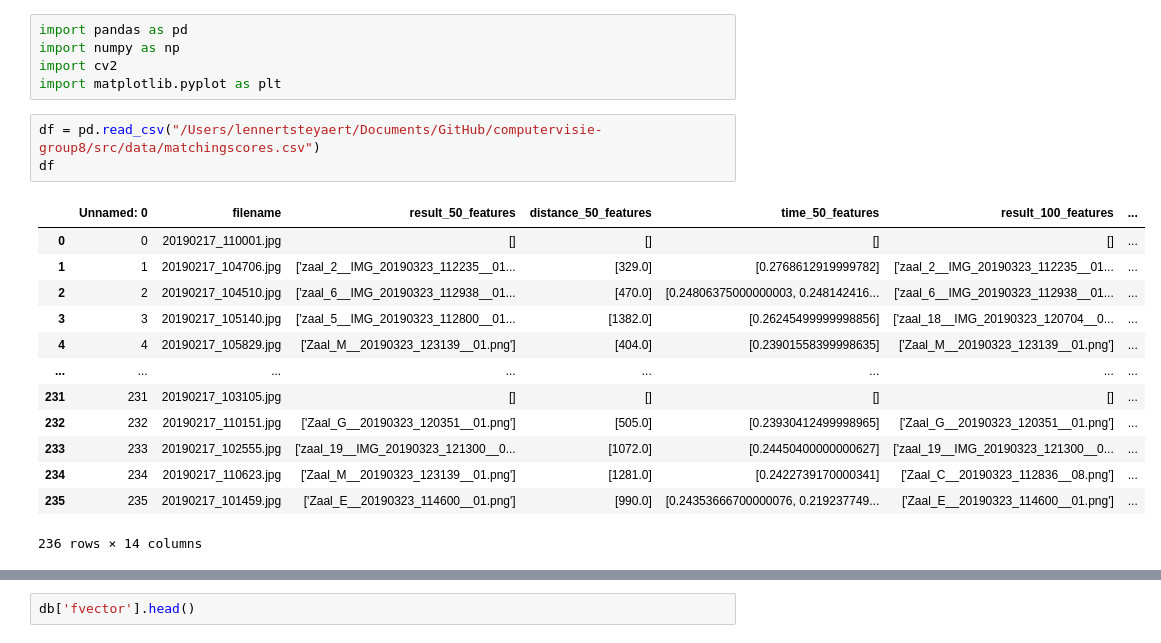
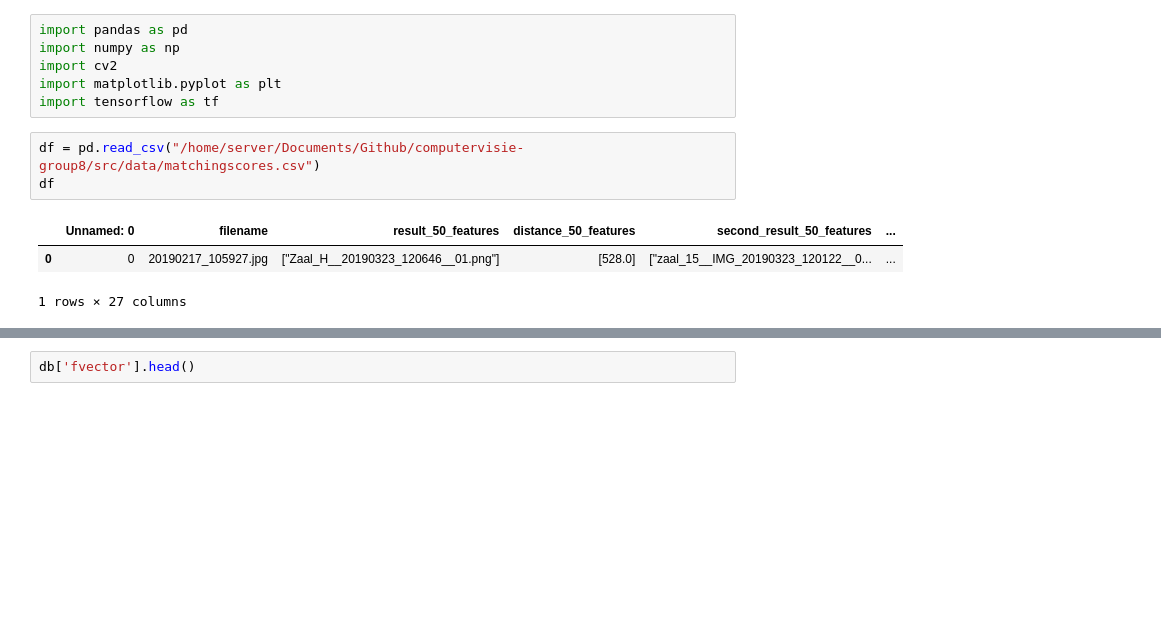
Before and after one commit to robbedec/localization-msk, a Jupyter notebook: src/data/science.ipynb, the cells around one changed output, grey strips where cells are left out. Drawn from its saved outputs; the diff is of its cells as text; blank space fills up the shorter version.

```diff
--- a/src/data/science.ipynb
+++ b/src/data/science.ipynb
@@ -3,20 +3,11 @@ import pandas as pd
 import numpy as np
 import cv2
 import matplotlib.pyplot as plt
+import tensorflow as tf
 # %%
-df = pd.read_csv("/Users/lennertsteyaert/Documents/GitHub/computervisie-group8/src/data/matchingscores.csv")
+df = pd.read_csv("/home/server/Documents/Github/computervisie-group8/src/data/matchingscores.csv")
 df
 # %% [output]
-|  | Unnamed: 0 | filename | result_50_features | distance_50_features | time_50_features | result_100_features | ... |
-| 0 | 0 | 20190217_110001.jpg | [] | [] | [] | [] | ... |
-| 1 | 1 | 20190217_104706.jpg | ['zaal_2__IMG_20190323_112235__01... | [329.0] | [0.2768612919999782] | ['zaal_2__IMG_20190323_112235__01... | ... |
-| 2 | 2 | 20190217_104510.jpg | ['zaal_6__IMG_20190323_112938__01... | [470.0] | [0.24806375000000003, 0.248142416... | ['zaal_6__IMG_20190323_112938__01... | ... |
-| 3 | 3 | 20190217_105140.jpg | ['zaal_5__IMG_20190323_112800__01... | [1382.0] | [0.26245499999998856] | ['zaal_18__IMG_20190323_120704__0... | ... |
-| 4 | 4 | 20190217_105829.jpg | ['Zaal_M__20190323_123139__01.png'] | [404.0] | [0.23901558399998635] | ['Zaal_M__20190323_123139__01.png'] | ... |
-| ... | ... | ... | ... | ... | ... | ... | ... |
-| 231 | 231 | 20190217_103105.jpg | [] | [] | [] | [] | ... |
-| 232 | 232 | 20190217_110151.jpg | ['Zaal_G__20190323_120351__01.png'] | [505.0] | [0.23930412499998965] | ['Zaal_G__20190323_120351__01.png'] | ... |
-| 233 | 233 | 20190217_102555.jpg | ['zaal_19__IMG_20190323_121300__0... | [1072.0] | [0.24450400000000627] | ['zaal_19__IMG_20190323_121300__0... | ... |
-| 234 | 234 | 20190217_110623.jpg | ['Zaal_M__20190323_123139__01.png'] | [1281.0] | [0.2422739170000341] | ['Zaal_C__20190323_112836__08.png'] | ... |
-| 235 | 235 | 20190217_101459.jpg | ['Zaal_E__20190323_114600__01.png'] | [990.0] | [0.24353666700000076, 0.219237749... | ['Zaal_E__20190323_114600__01.png'] | ... |
+|  | Unnamed: 0 | filename | result_50_features | distance_50_features | second_result_50_features | ... |
+| 0 | 0 | 20190217_105927.jpg | ["Zaal_H__20190323_120646__01.png"] | [528.0] | ["zaal_15__IMG_20190323_120122__0... | ... |
-236 rows × 14 columns
+1 rows × 27 columns
```
Also changed, not shown: parts of 7 cells of this notebook, 3 other files.
